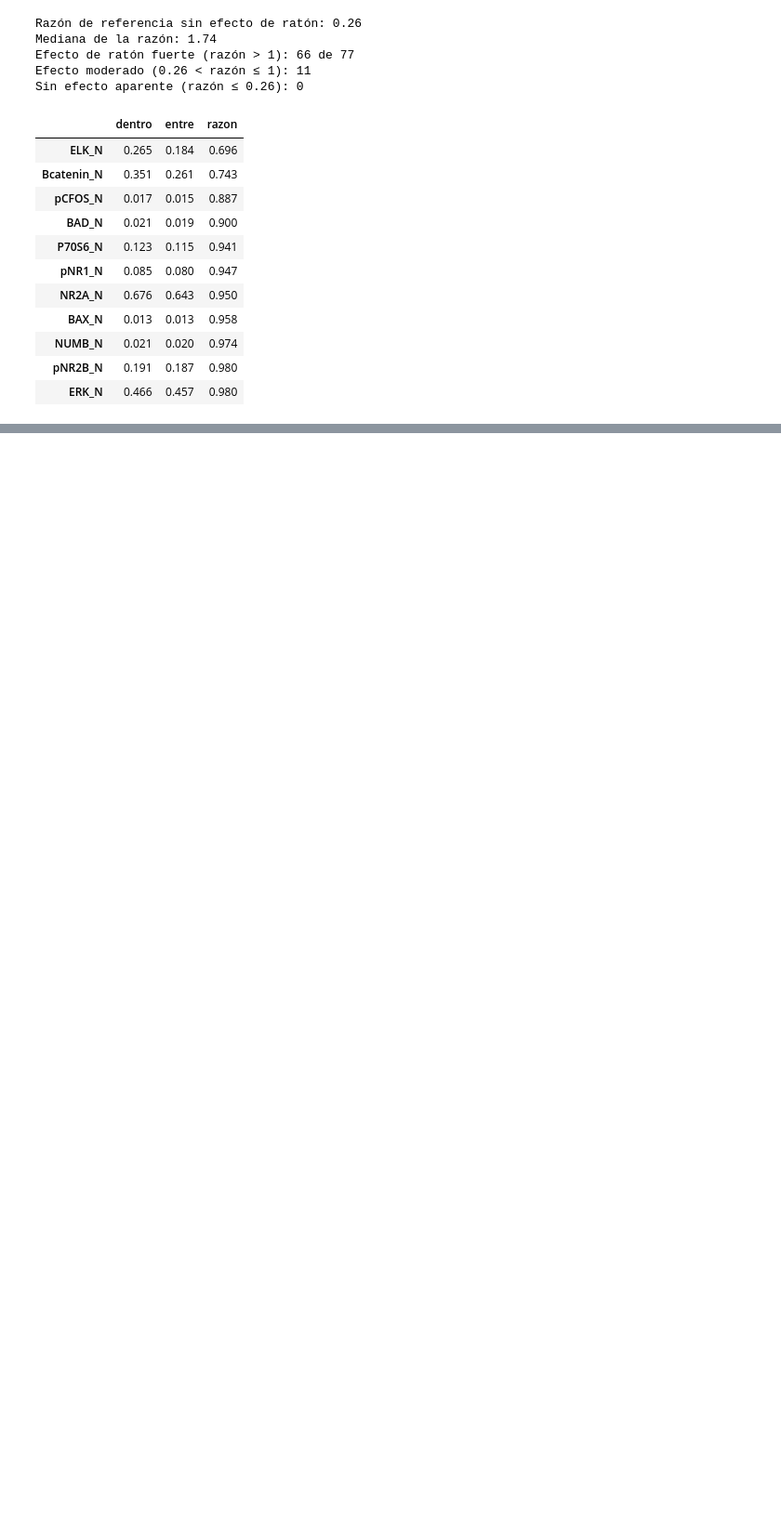
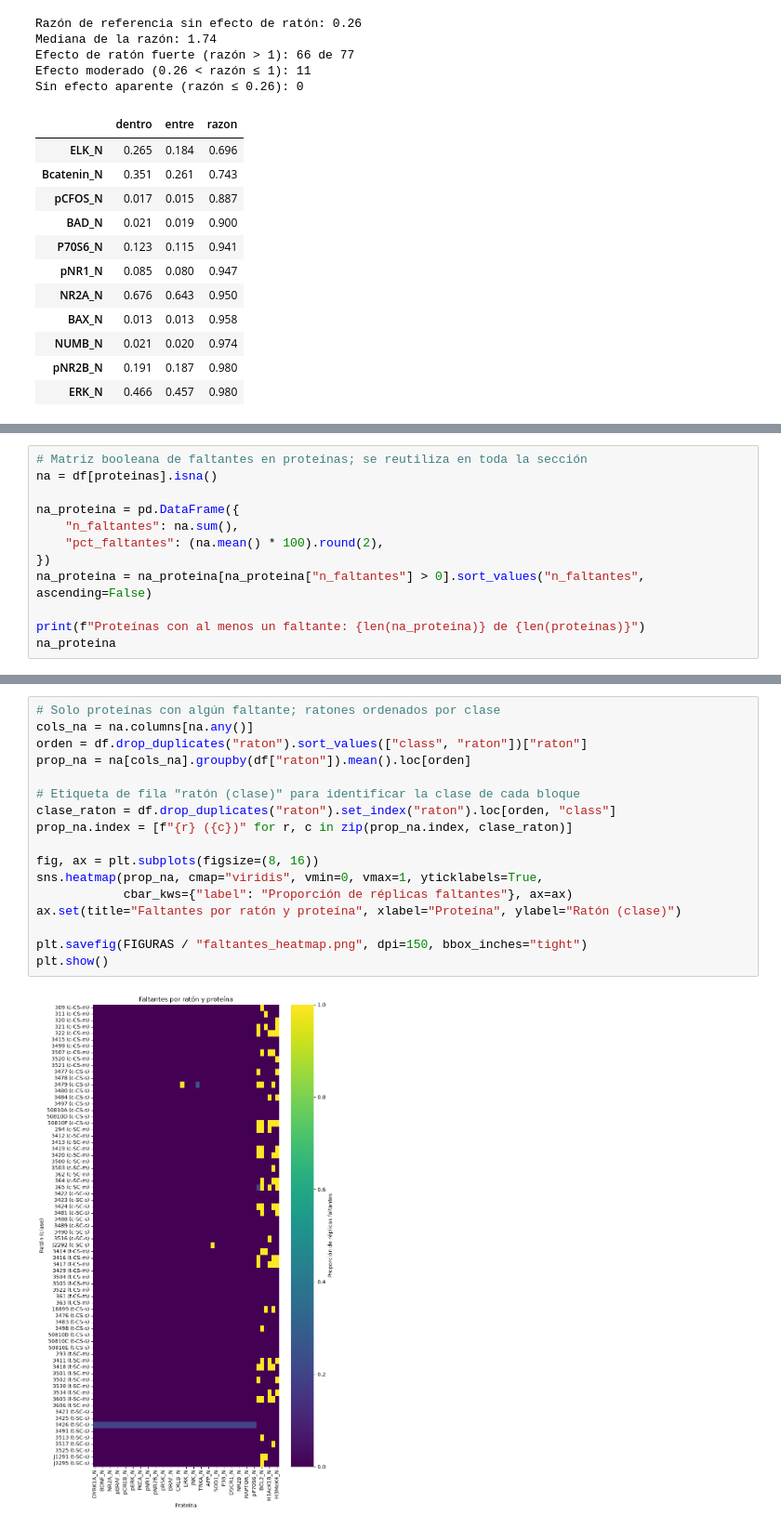
Before and after one commit to Juanhv24/mice-supervisado, a Jupyter notebook: notebooks/01_eda.ipynb, the cells around one changed output, grey strips where cells are left out. Shown at 93% size. Saved outputs shown, nothing was run; the diff lists cells and outputs as text; blank space fills up the shorter version.

```diff
--- a/notebooks/01_eda.ipynb
+++ b/notebooks/01_eda.ipynb
@@ -324,0 +361,12 @@ Sin efecto aparente (razón ≤ 0.26): 0
+# %%
+# Matriz booleana de faltantes en proteínas; se reutiliza en toda la sección
+na = df[proteinas].isna()
+
+na_proteina = pd.DataFrame({
+    "n_faltantes": na.sum(),
+    "pct_faltantes": (na.mean() * 100).round(2),
+})
+na_proteina = na_proteina[na_proteina["n_faltantes"] > 0].sort_values("n_faltantes", ascending=False)
+
+print(f"Proteínas con al menos un faltante: {len(na_proteina)} de {len(proteinas)}")
+na_proteina
@@ -324,0 +469,19 @@ Sin efecto aparente (razón ≤ 0.26): 0
+# %%
+# Solo proteínas con algún faltante; ratones ordenados por clase
+cols_na = na.columns[na.any()]
+orden = df.drop_duplicates("raton").sort_values(["class", "raton"])["raton"]
+prop_na = na[cols_na].groupby(df["raton"]).mean().loc[orden]
+
+# Etiqueta de fila "ratón (clase)" para identificar la clase de cada bloque
+clase_raton = df.drop_duplicates("raton").set_index("raton").loc[orden, "class"]
+prop_na.index = [f"{r} ({c})" for r, c in zip(prop_na.index, clase_raton)]
+
+fig, ax = plt.subplots(figsize=(8, 16))
+sns.heatmap(prop_na, cmap="viridis", vmin=0, vmax=1, yticklabels=True,
+            cbar_kws={"label": "Proporción de réplicas faltantes"}, ax=ax)
+ax.set(title="Faltantes por ratón y proteína", xlabel="Proteína", ylabel="Ratón (clase)")
+
+plt.savefig(FIGURAS / "faltantes_heatmap.png", dpi=150, bbox_inches="tight")
+plt.show()
+# %% [output]
+[figure, added]
```
Also changed, not shown: parts of 35 cells of this notebook, 5 other files.
